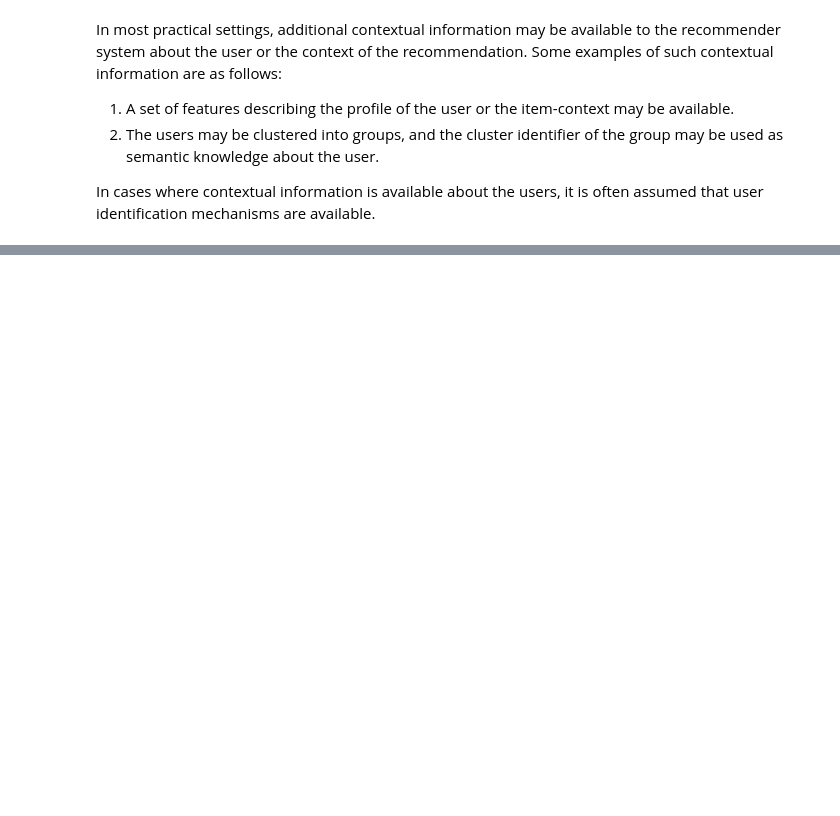
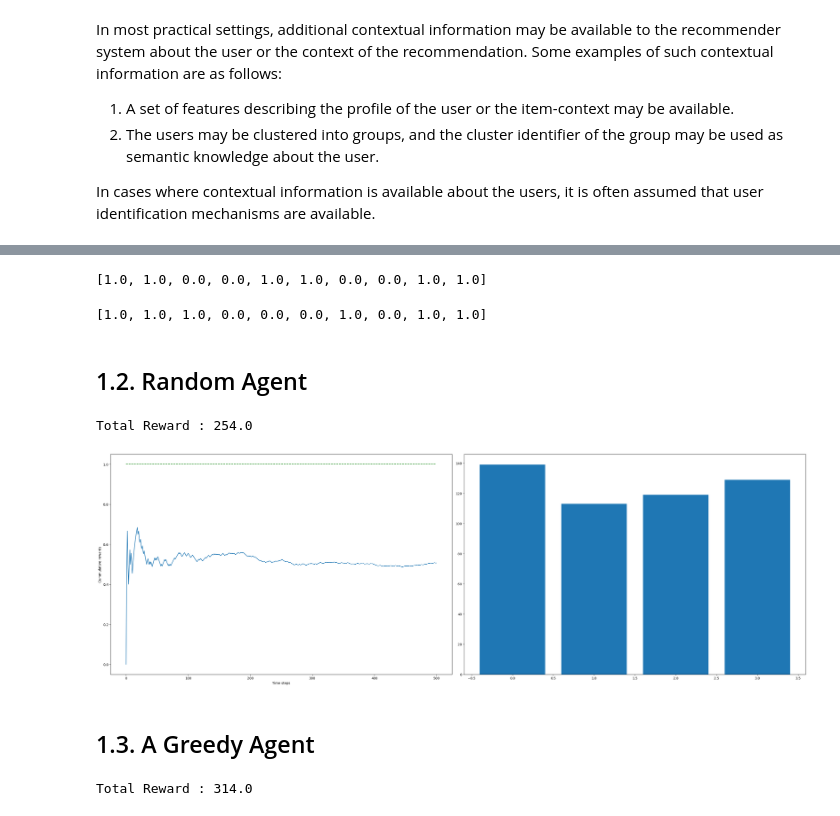
Before and after one commit to ioannismesionis/mab-thompson-sampling, a Jupyter notebook: multi-armed-bandits.ipynb, the cells around one changed output, grey strips where cells are left out. Saved outputs shown, nothing was run; the diff lists cells and outputs as text; code cells hidden in the pictures; blank space fills up the shorter version.

```diff
--- a/multi-armed-bandits.ipynb
+++ b/multi-armed-bandits.ipynb
@@ -18,0 +20,15 @@ In this approach, the gambler plays each machine for a fixed number of trials in
+# %%
+class Environment(object):
+    def __init__(self, reward_probabilities, actual_rewards):
+        if len(reward_probabilities) != len(actual_rewards):
+            raise Exception(f"size of reward_probabilities : {len(reward_probabilities)} does not match size of actual rewards : {len(actual_rewards)}")
+
+        self.reward_probabilities = reward_probabilities
+        self.actual_rewards = actual_rewards
+        self.k_arms = len(reward_probabilities)
+
+    def choose_arm(self, arm):
+        if arm < 0 or arm >= self.k_arms:
+            raise Exception(f"arm must be between 0 and {self.k_arms -1}")
+
+        return self.actual_rewards[arm] if np.random.random() < self.reward_probabilities[arm] else 0.0
@@ -18,0 +40,6 @@ In this approach, the gambler plays each machine for a fixed number of trials in
+# %%
+# Define an environment with rewards (i.e. payoffs) being 1 and random estimated reward probabilities
+env = Environment(reward_probabilities=[0.62, 0.05, 0.87, 0.49], actual_rewards=[1.0, 1.0, 1.0, 1.0])
+
+# NOTE:
+# - In real life, the model learns the reward probabilities
@@ -18,0 +51,12 @@ In this approach, the gambler plays each machine for a fixed number of trials in
+# %%
+# Pull arm 2 for 10 times
+[env.choose_arm(2) for _ in range(10)]
+# %% [output]
+[1.0, 1.0, 0.0, 0.0, 1.0, 1.0, 0.0, 0.0, 1.0, 1.0]
+# %%
+# Pull arm 0 for 10 times
+[env.choose_arm(0) for _ in range(10)]
+# %% [output]
+[1.0, 1.0, 1.0, 0.0, 0.0, 0.0, 1.0, 0.0, 1.0, 1.0]
+# %% [markdown]
+## 1.2. Random Agent
@@ -18,0 +91,28 @@ In this approach, the gambler plays each machine for a fixed number of trials in
+# %%
+test_env = Environment(reward_probabilities=[0.62, 0.05, 0.87, 0.49], actual_rewards=[1.0, 1.0, 1.0, 1.0])
+random_agent = RandomAgent(test_env)
+random_agent_result = random_agent.act()
+
+total_rewards = sum(random_agent_result["rewards"])
+print(f"Total Reward : {total_rewards}")
+# %% [output]
+Total Reward : 254.0
+# %%
+cum_rewards = random_agent_result["cum_rewards"]
+arm_counts = random_agent_result["arm_counts"]
+
+fig = plt.figure(figsize=[30,10])
+
+ax1 = fig.add_subplot(121)
+ax1.plot([1.0 for _ in range(random_agent.iterations)], "g--", label="target cummulative reward")
+ax1.plot(cum_rewards, label="cummulative rewards")
+ax1.set_xlabel("Time steps")
+ax1.set_ylabel("Cummulative rewards")
+
+ax2 = fig.add_subplot(122)
+ax2.bar([i for i in range(len(arm_counts))], arm_counts)
+plt.tight_layout()
+# %% [output]
+[figure, added]
+# %% [markdown]
+## 1.3. A Greedy Agent
@@ -18,0 +146,9 @@ In this approach, the gambler plays each machine for a fixed number of trials in
+# %%
+test_env = Environment(reward_probabilities=[0.62, 0.05, 0.87, 0.49], actual_rewards=[1.0, 1.0, 1.0, 1.0])
+greedy_agent = GreedyAgent(test_env)
+greedy_agent_result = greedy_agent.act()
+
+total_rewards = sum(greedy_agent_result["rewards"])
+print(f"Total Reward : {total_rewards}")
+# %% [output]
+Total Reward : 314.0
```
Also changed, not shown: parts of 23 cells of this notebook, 2 other files.
